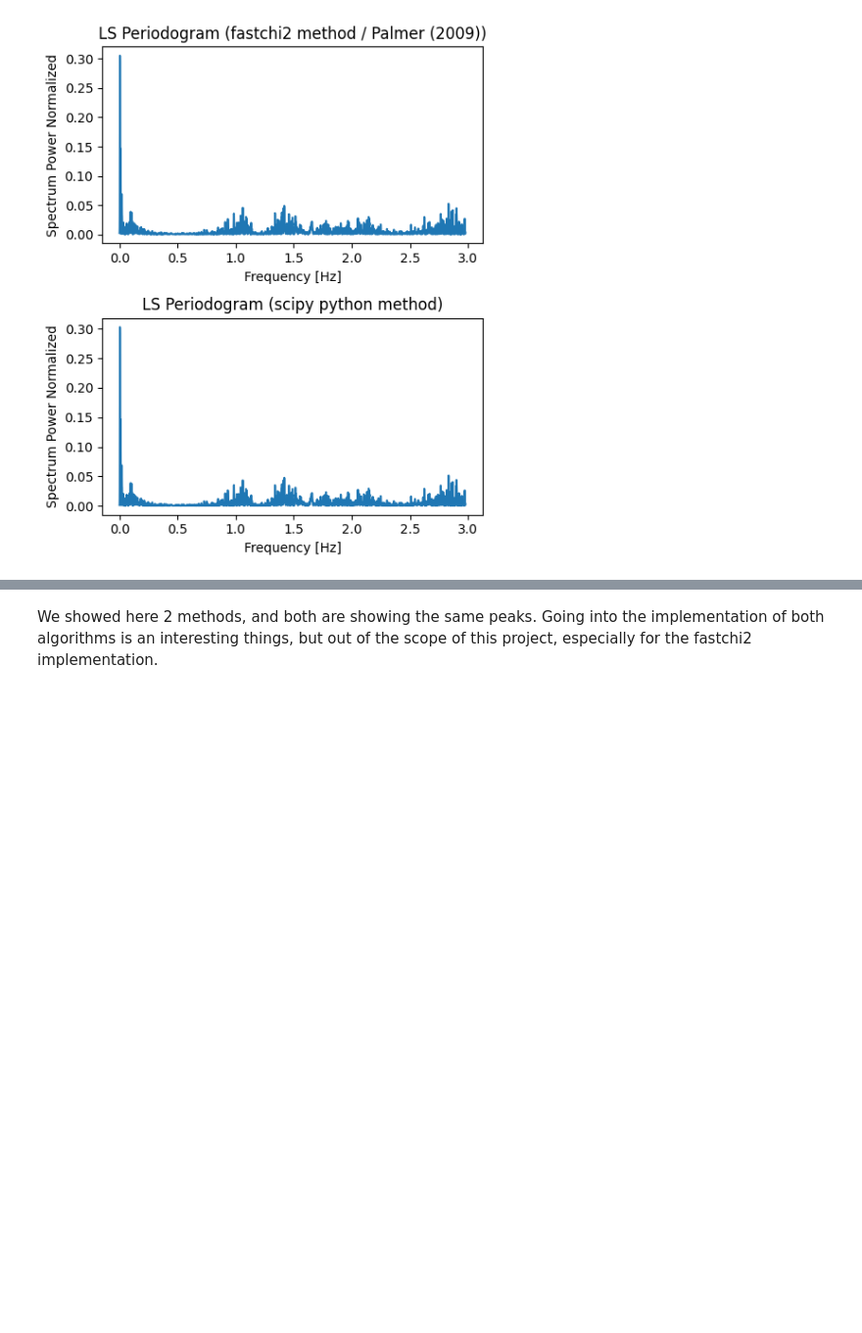
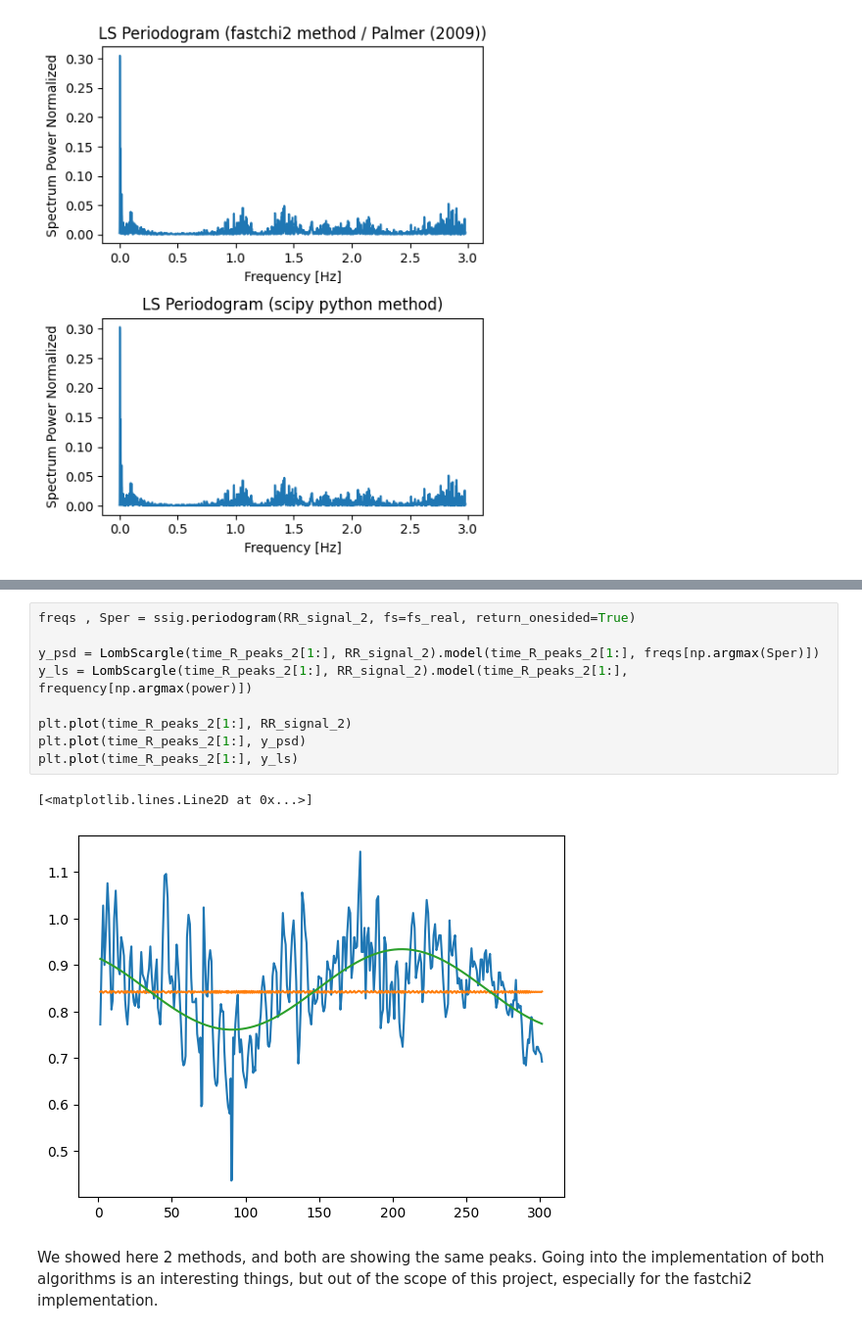
Before and after one commit to RoCKnD79/SSDP-LombScargle, a Jupyter notebook: report_2.ipynb, the cells around one changed output, grey strips where cells are left out. Shown at 98% size. Drawn from its saved outputs; the diff is of its cells as text; blank space fills up the shorter version.

```diff
--- a/report_2.ipynb
+++ b/report_2.ipynb
@@ -244,2 +248,14 @@ Best Frequency in first spectrum: 0.00433558783900962
+# %%
+freqs , Sper = ssig.periodogram(RR_signal_2, fs=fs_real, return_onesided=True)
+
+y_psd = LombScargle(time_R_peaks_2[1:], RR_signal_2).model(time_R_peaks_2[1:], freqs[np.argmax(Sper)])
+y_ls = LombScargle(time_R_peaks_2[1:], RR_signal_2).model(time_R_peaks_2[1:], frequency[np.argmax(power)])
+
+plt.plot(time_R_peaks_2[1:], RR_signal_2)
+plt.plot(time_R_peaks_2[1:], y_psd)
+plt.plot(time_R_peaks_2[1:], y_ls)
+# %% [output]
+[<matplotlib.lines.Line2D at 0x...>]
+[figure, added]
 # %% [markdown]
 We showed here 2 methods, and both are showing the same peaks. Going into the implementation of both algorithms is an interesting things, but out of the scope of this project, especially for the fastchi2 implementation.
```
Also changed, not shown: parts of 7 cells of this notebook.
